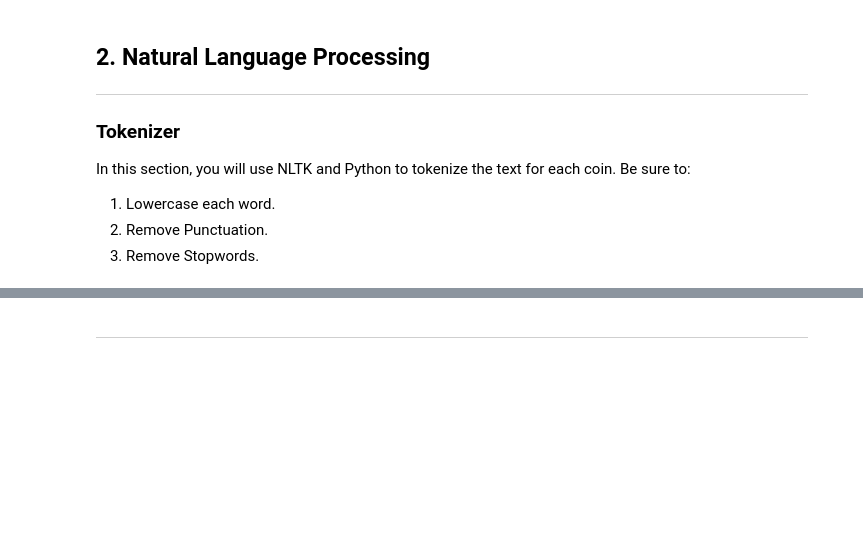
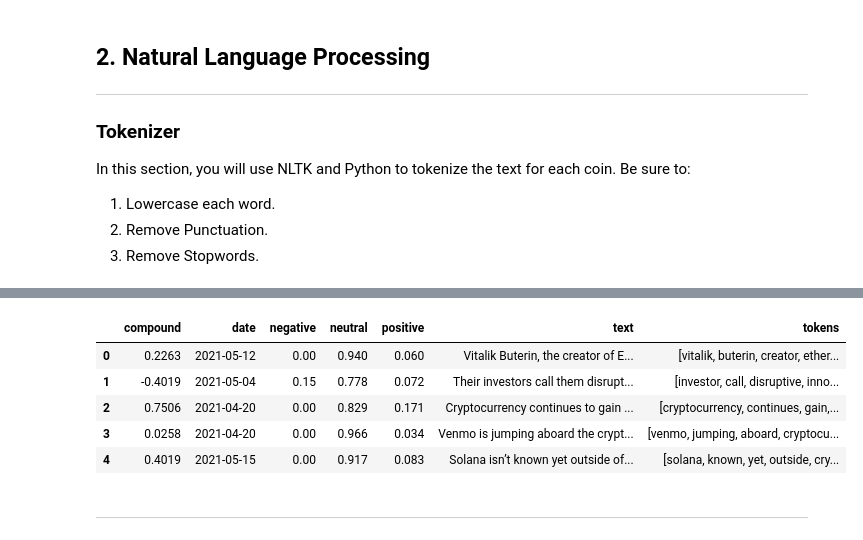
Before and after one commit to tabenny/crypto_sentiment_nlp, a Jupyter notebook: crypto_sentiment.ipynb, the cells around one changed output, grey strips where cells are left out. Cells and saved outputs as stored; diff of their text form; code cells hidden in the pictures; blank space fills up the shorter version.

```diff
--- a/crypto_sentiment.ipynb
+++ b/crypto_sentiment.ipynb
@@ -213,6 +230,14 @@ def tokenizer(text):
 # %%
 # Create a new tokens column for Ethereum
-# YOUR CODE HERE!
+df_ethereum['tokens'] = df_ethereum['text'].apply(tokenizer)
+df_ethereum.head()
+# %% [output]
+|  | compound | date | negative | neutral | positive | text | tokens |
+| 0 | 0.2263 | 2021-05-12 | 0.00 | 0.940 | 0.060 | Vitalik Buterin, the creator of E... | [vitalik, buterin, creator, ether... |
+| 1 | -0.4019 | 2021-05-04 | 0.15 | 0.778 | 0.072 | Their investors call them disrupt... | [investor, call, disruptive, inno... |
+| 2 | 0.7506 | 2021-04-20 | 0.00 | 0.829 | 0.171 | Cryptocurrency continues to gain ... | [cryptocurrency, continues, gain,... |
+| 3 | 0.0258 | 2021-04-20 | 0.00 | 0.966 | 0.034 | Venmo is jumping aboard the crypt... | [venmo, jumping, aboard, cryptocu... |
+| 4 | 0.4019 | 2021-05-15 | 0.00 | 0.917 | 0.083 | Solana isn’t known yet outside of... | [solana, known, yet, outside, cry... |
 # %% [markdown]
 ---
 # %% [markdown]
```
Also changed, not shown: parts of 24 cells of this notebook.
